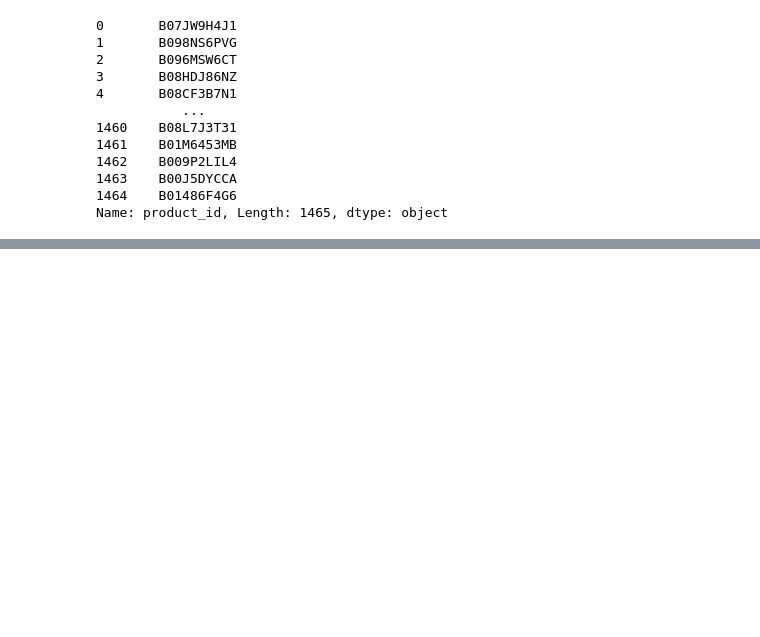
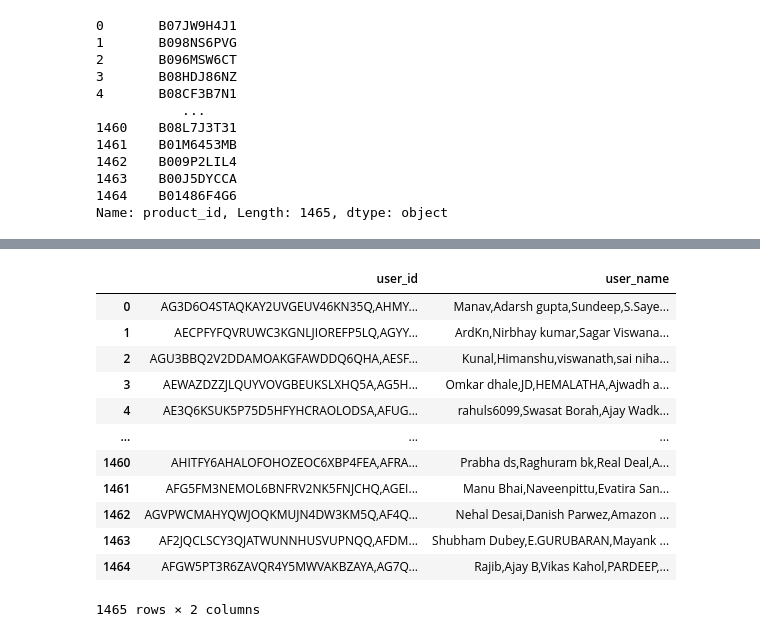
Before and after one commit to Seyone68/Amazon-Sales---Sentiment-Analysis, a Jupyter notebook: app/sales_eda.ipynb, the cells around one changed output, grey strips where cells are left out. Cells and saved outputs as stored; diff of their text form; code cells hidden in the pictures; blank space fills up the shorter version.

```diff
--- a/app/sales_eda.ipynb
+++ b/app/sales_eda.ipynb
@@ -305,3 +305,21 @@ df1.head()
 | 2 | B096MSW6CT | Sounce Fast Phone Charging Cable ... | 199.0 | 1899.0 | 0.90 | 3.9 | 7928.0 | ... |
 | 3 | B08HDJ86NZ | boAt Deuce USB 300 2 in 1 Type-C ... | 329.0 | 699.0 | 0.53 | 4.2 | 94363.0 | ... |
 | 4 | B08CF3B7N1 | Portronics Konnect L 1.2M Fast Ch... | 154.0 | 399.0 | 0.61 | 4.2 | 16905.0 | ... |
+# %%
+# Subsetting Reviewers Identifications
+reviewers = df[['user_id', 'user_name']]
+reviewers
+# %% [output]
+|  | user_id | user_name |
+| 0 | AG3D6O4STAQKAY2UVGEUV46KN35Q,AHMY... | Manav,Adarsh gupta,Sundeep,S.Saye... |
+| 1 | AECPFYFQVRUWC3KGNLJIOREFP5LQ,AGYY... | ArdKn,Nirbhay kumar,Sagar Viswana... |
+| 2 | AGU3BBQ2V2DDAMOAKGFAWDDQ6QHA,AESF... | Kunal,Himanshu,viswanath,sai niha... |
+| 3 | AEWAZDZZJLQUYVOVGBEUKSLXHQ5A,AG5H... | Omkar dhale,JD,HEMALATHA,Ajwadh a... |
+| 4 | AE3Q6KSUK5P75D5HFYHCRAOLODSA,AFUG... | rahuls6099,Swasat Borah,Ajay Wadk... |
+| ... | ... | ... |
+| 1460 | AHITFY6AHALOFOHOZEOC6XBP4FEA,AFRA... | Prabha ds,Raghuram bk,Real Deal,A... |
+| 1461 | AFG5FM3NEMOL6BNFRV2NK5FNJCHQ,AGEI... | Manu Bhai,Naveenpittu,Evatira San... |
+| 1462 | AGVPWCMAHYQWJOQKMUJN4DW3KM5Q,AF4Q... | Nehal Desai,Danish Parwez,Amazon ... |
+| 1463 | AF2JQCLSCY3QJATWUNNHUSVUPNQQ,AFDM... | Shubham Dubey,E.GURUBARAN,Mayank ... |
+| 1464 | AFGW5PT3R6ZAVQR4Y5MWVAKBZAYA,AG7Q... | Rajib,Ajay B,Vikas Kahol,PARDEEP,... |
+1465 rows × 2 columns
```
Also changed, not shown: parts of 12 cells of this notebook.
